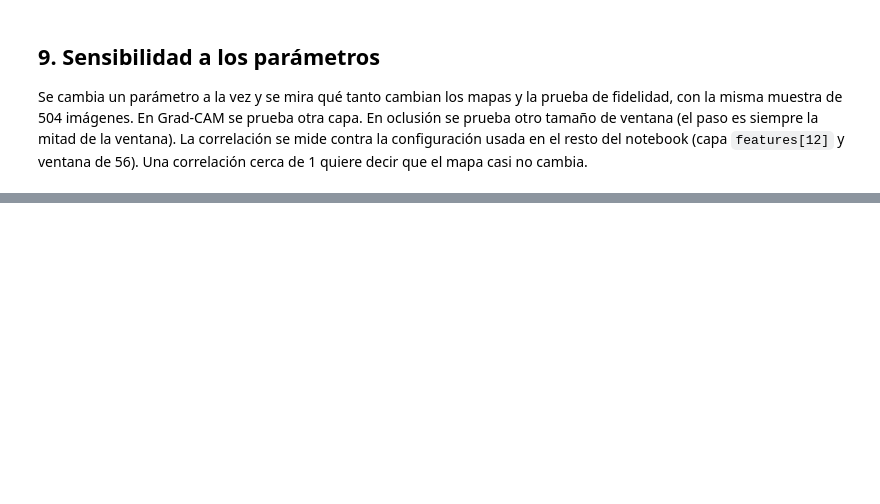
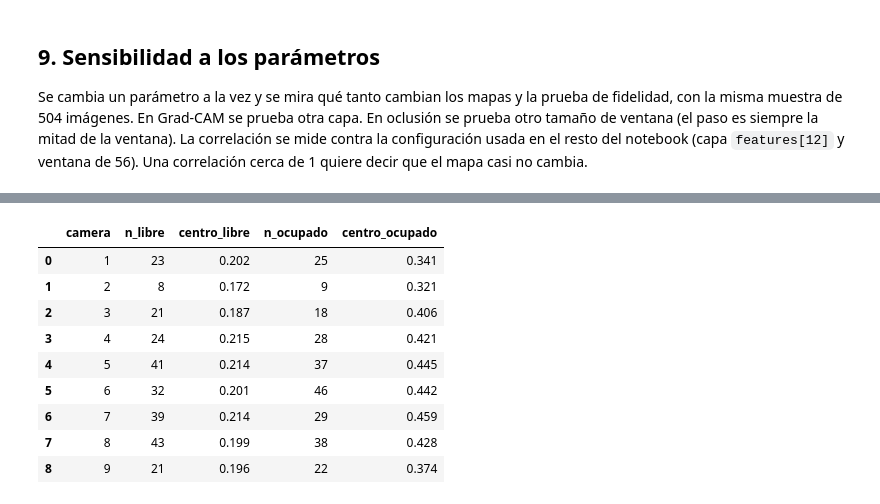
Before and after one commit to jaq23369/Proyecto_Final_Deep, a Jupyter notebook: notebooks/explicabilidad.ipynb, the cells around one changed output, grey strips where cells are left out. Cells and saved outputs as stored; diff of their text form; code cells hidden in the pictures; blank space fills up the shorter version.

```diff
--- a/notebooks/explicabilidad.ipynb
+++ b/notebooks/explicabilidad.ipynb
@@ -431 +468,19 @@ sens.round(3)
+# %%
+por_camara = (sample.assign(clase=sample.y.map(NAMES))
+              .pivot_table(index="camera", columns="clase", values="centro", aggfunc=["count", "mean"]))
+por_camara.columns = [f"{'n' if a == 'count' else 'centro'}_{b}" for a, b in por_camara.columns]
+por_camara = por_camara[["n_libre", "centro_libre", "n_ocupado", "centro_ocupado"]].reset_index()
+por_camara.to_csv(OUT / "por_camara.csv", index=False)
+por_camara.round(3)
+# %% [output]
+|  | camera | n_libre | centro_libre | n_ocupado | centro_ocupado |
+| 0 | 1 | 23 | 0.202 | 25 | 0.341 |
+| 1 | 2 | 8 | 0.172 | 9 | 0.321 |
+| 2 | 3 | 21 | 0.187 | 18 | 0.406 |
+| 3 | 4 | 24 | 0.215 | 28 | 0.421 |
+| 4 | 5 | 41 | 0.214 | 37 | 0.445 |
+| 5 | 6 | 32 | 0.201 | 46 | 0.442 |
+| 6 | 7 | 39 | 0.214 | 29 | 0.459 |
+| 7 | 8 | 43 | 0.199 | 38 | 0.428 |
+| 8 | 9 | 21 | 0.196 | 22 | 0.374 |
 # %% [markdown]
```
Also changed, not shown: parts of 8 cells of this notebook, 6 other files.
